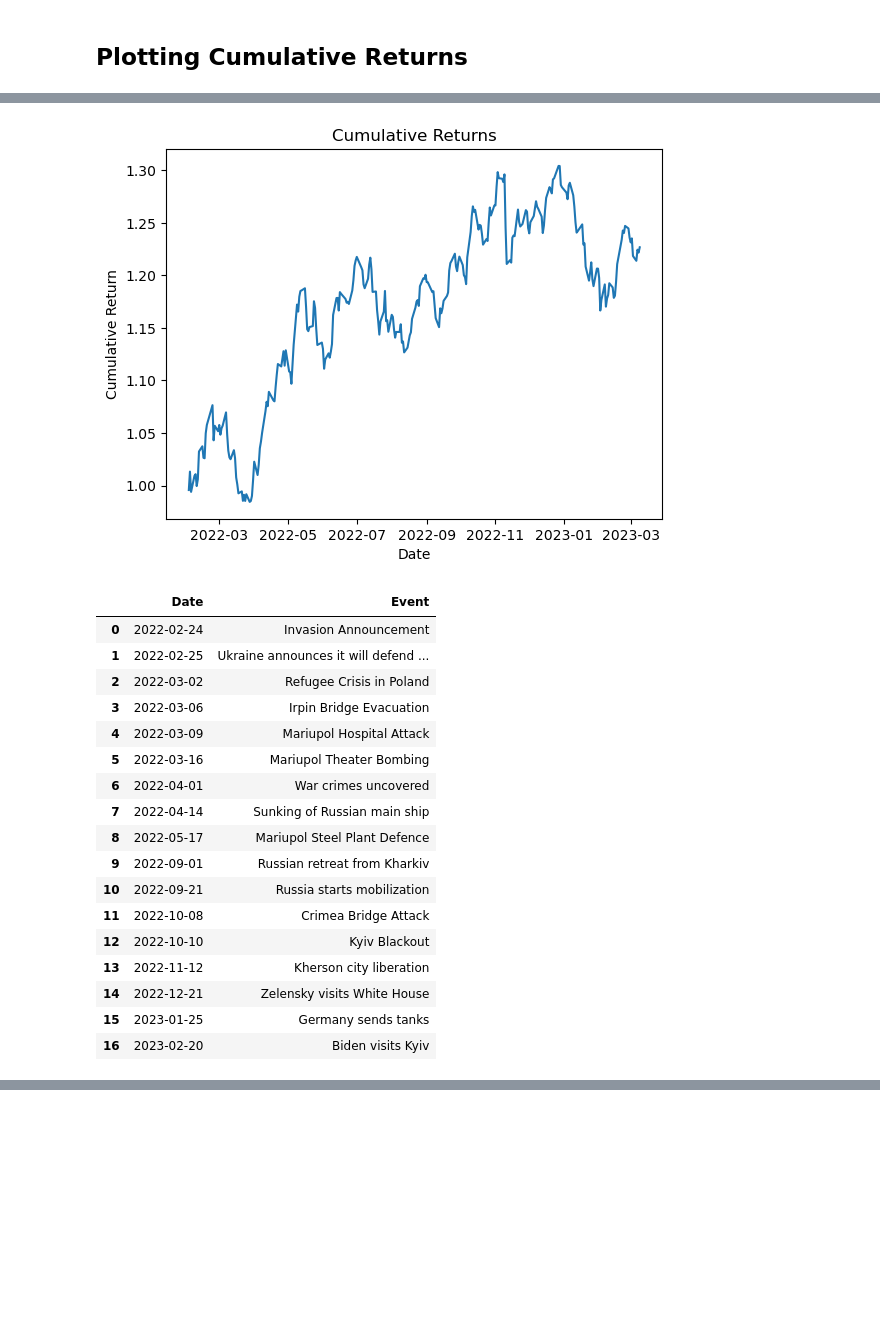
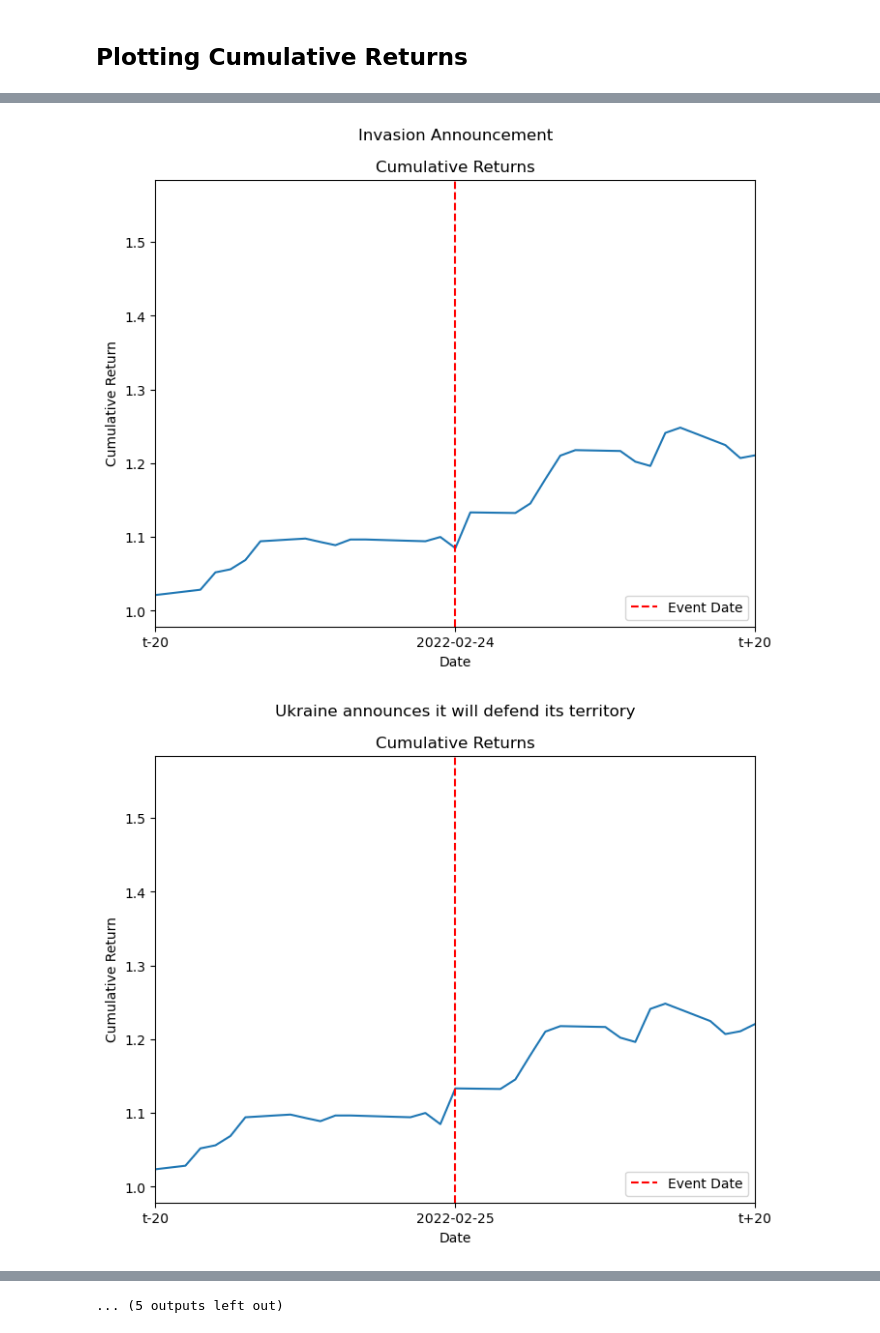
Before and after one commit to jum223/FrontToBack, a Jupyter notebook: Main.ipynb, the cells around one changed output, grey strips where cells are left out. Saved outputs shown, nothing was run; the diff lists cells and outputs as text; code cells hidden in the pictures; blank space fills up the shorter version.

```diff
--- a/Main.ipynb
+++ b/Main.ipynb
@@ -225,29 +182,0 @@ plt.show()
-# %%
-sns.lineplot(x='Date', y='Cum_ret', data=food_cum)
-plt.title('Cumulative Returns')
-plt.xlabel('Date')
-plt.ylabel('Cumulative Return')
-plt.show()
-# %% [output]
-[figure, removed]
-# %%
-event_date
-# %% [output]
-|  | Date | Event |
-| 0 | 2022-02-24 | Invasion Announcement |
-| 1 | 2022-02-25 | Ukraine announces it will defend ... |
-| 2 | 2022-03-02 | Refugee Crisis in Poland |
-| 3 | 2022-03-06 | Irpin Bridge Evacuation |
-| 4 | 2022-03-09 | Mariupol Hospital Attack |
-| 5 | 2022-03-16 | Mariupol Theater Bombing |
-| 6 | 2022-04-01 | War crimes uncovered |
-| 7 | 2022-04-14 | Sunking of Russian main ship |
-| 8 | 2022-05-17 | Mariupol Steel Plant Defence |
-| 9 | 2022-09-01 | Russian retreat from Kharkiv |
-| 10 | 2022-09-21 | Russia starts mobilization |
-| 11 | 2022-10-08 | Crimea Bridge Attack |
-| 12 | 2022-10-10 | Kyiv Blackout |
-| 13 | 2022-11-12 | Kherson city liberation |
-| 14 | 2022-12-21 | Zelensky visits White House |
-| 15 | 2023-01-25 | Germany sends tanks |
-| 16 | 2023-02-20 | Biden visits Kyiv |
@@ -255,0 +183,39 @@ for index,row in event_date.iterrows():
+# %%
+for index, row in event_date.iterrows():
+    event = row['Event']
+    date = row['Date']
+
+    # set plot size
+    plt.figure(figsize=(8, 6))
+
+    # create the line plot
+    sns.lineplot(x='Date', y='Cum_ret', data=metal_cum)
+
+    # add vertical line for the date
+    plt.axvline(date, color='red', linestyle='--', label='Event Date')
+
+    # set x-axis limits
+    plt.xlim(date - pd.Timedelta(days=20), date + pd.Timedelta(days=20))
+
+    # set x-axis ticks
+    xticks = [date - pd.Timedelta(days=20), date, date + pd.Timedelta(days=20)]
+    xticklabels = ['t-20', date.strftime('%Y-%m-%d'), 't+20']
+    plt.xticks(xticks, xticklabels)
+
+    # add title and axis labels
+    plt.title('Cumulative Returns')
+    plt.xlabel('Date')
+    plt.ylabel('Cumulative Return')
+
+    # move the legend to the bottom right corner
+    plt.legend(loc='lower right')
+
+    # add text label for the event
+    plt.text(date, metal_cum['Cum_ret'].max()*1.05, event, fontsize=12,
+             ha='center', va='bottom')
+
+    # show the plot
+    plt.show()
+# %% [output]
+[figure, added]
+[figure, added]
@@ -255,0 +232 @@ for index,row in event_date.iterrows():
+... (5 outputs left out)
```
Also changed, not shown: parts of 7 cells of this notebook.
